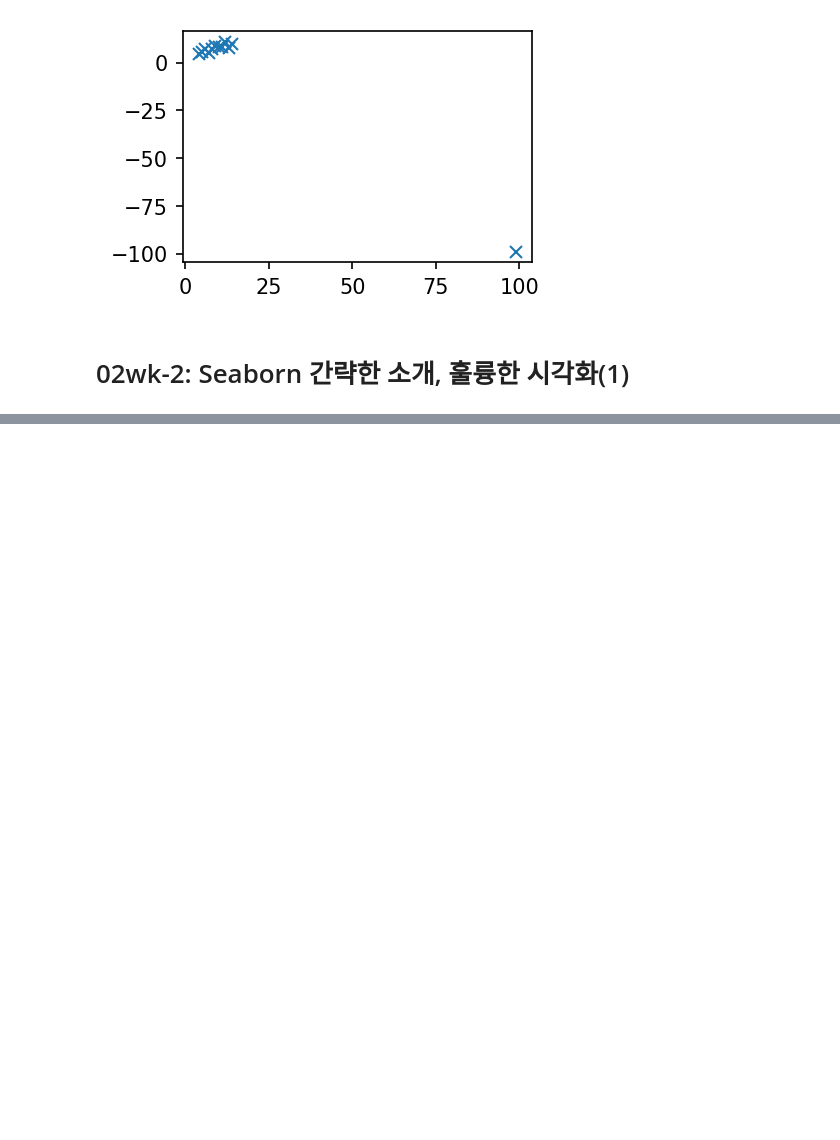
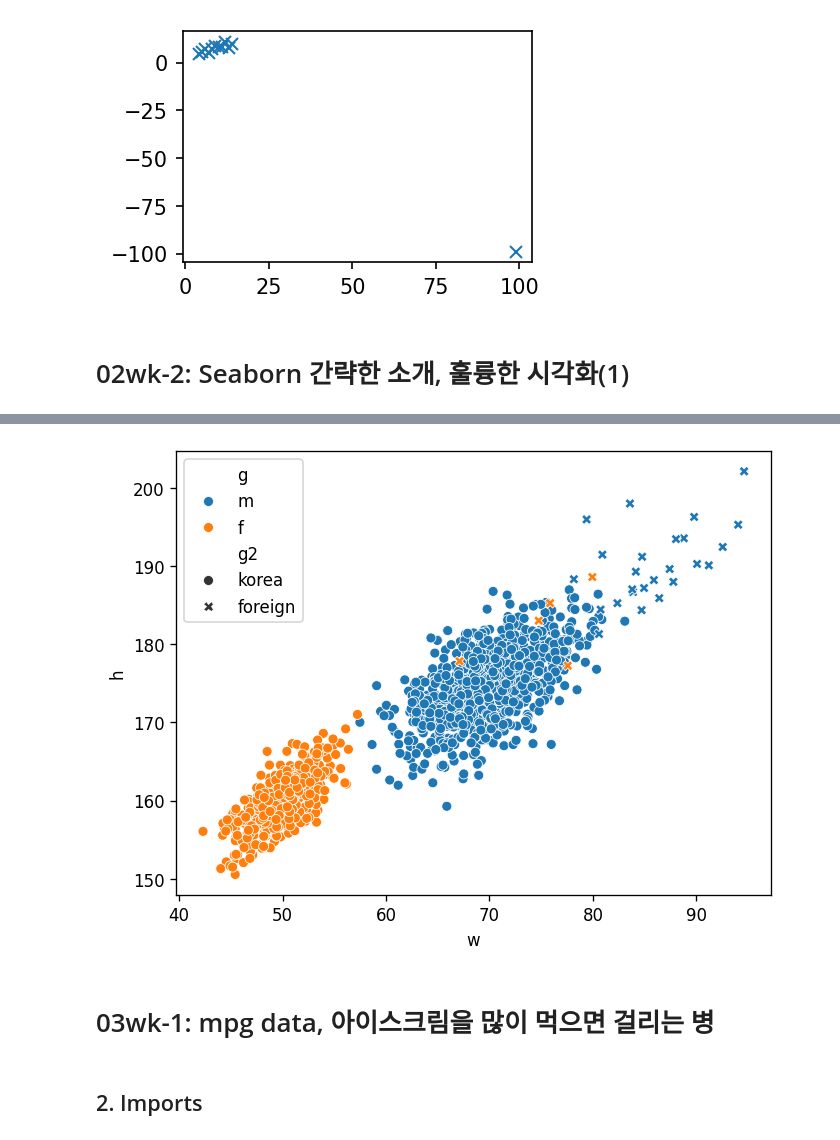
Before and after one commit to va4756/big_RaeJung, a Jupyter notebook: choi_guis_01.ipynb, the cells around one changed output, grey strips where cells are left out. Drawn from its saved outputs; the diff is of its cells as text; code cells hidden in the pictures; blank space fills up the shorter version.

```diff
--- a/choi_guis_01.ipynb
+++ b/choi_guis_01.ipynb
@@ -516,0 +585,6 @@ plt.plot(x1+[99], y1+[-99], 'x')
+# %%
+# 몸무게, 키, 성별, 국적
+df1=pd.read_csv('https://raw.githubusercontent.com/guebin/DV2022/master/posts/male1.csv')
+df2=pd.read_csv('https://raw.githubusercontent.com/guebin/DV2022/master/posts/male2.csv')
+df3=pd.read_csv('https://raw.githubusercontent.com/guebin/DV2022/master/posts/female.csv')
+df4=pd.read_csv('https://raw.githubusercontent.com/guebin/DV2022/master/posts/foreign.csv')
@@ -516,0 +611,5 @@ plt.plot(x1+[99], y1+[-99], 'x')
+# %%
+# 미나드의 접근방법
+_df = pd.concat([pd.concat([df1, df2], axis=1).assign(g='m'), df3.assign(g='f')])
+df = pd.concat([_df.assign(g2='korea'), df4.assign(g2='foreign')]).reset_index(drop=True)
+df
@@ -516,0 +630,14 @@ plt.plot(x1+[99], y1+[-99], 'x')
+# %%
+sns.scatterplot(
+    data=df,
+    x='w',
+    y='h',
+    hue='g',
+    style='g2'
+);
+# %% [output]
+[figure, added]
+# %% [markdown]
+# 03wk-1: mpg data, 아이스크림을 많이 먹으면 걸리는 병
+# %% [markdown]
+## 2. Imports
```
Also changed, not shown: parts of 14 cells of this notebook.
